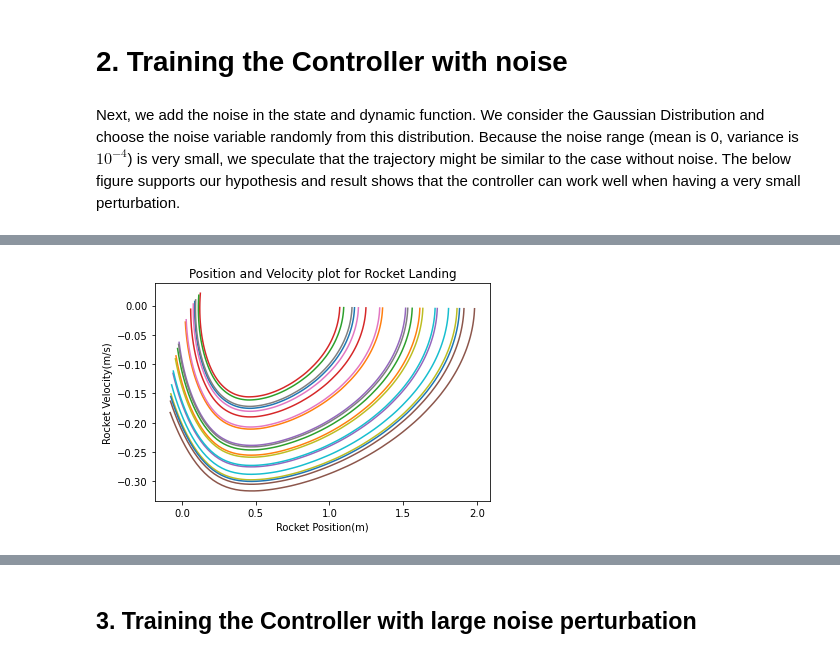
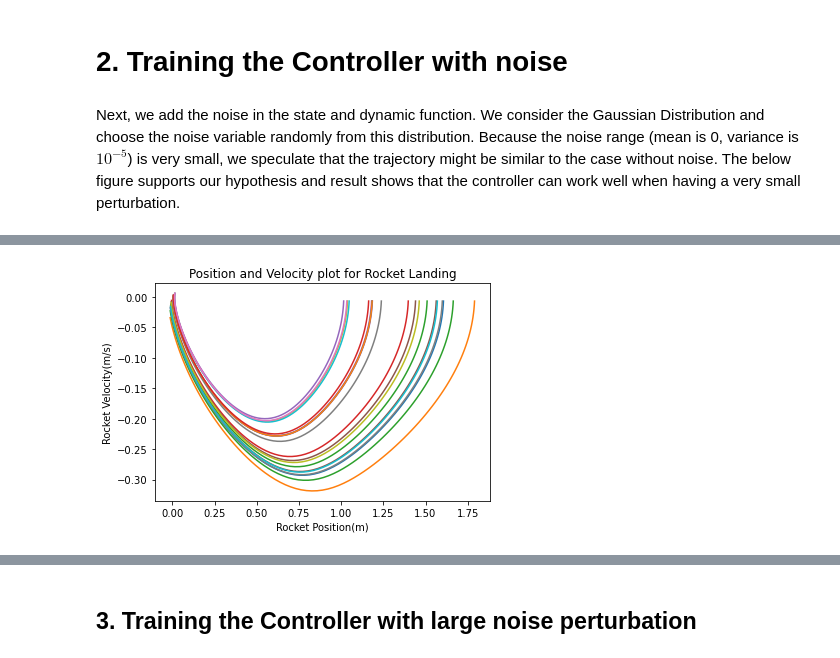
Before and after one commit to toolazytokeep/Design-Optimization, a Jupyter notebook: Project 1/Project 1 Design optimization.ipynb, the cells around one changed output, grey strips where cells are left out. Cells and saved outputs as stored; diff of their text form; code cells hidden in the pictures.

Commit message:
Fixed Case 3 and some markdown changes

```diff
--- a/Project 1/Project 1 Design optimization.ipynb
+++ b/Project 1/Project 1 Design optimization.ipynb
@@ -233,14 +233,14 @@ Firstly, we consider the state and dynamic function without noise. The aim of ob
 # %% [markdown]
 # 2. Training the Controller with noise
 # %% [markdown]
-Next, we add the noise in the state and dynamic function. We consider the Gaussian Distribution and choose the noise variable randomly from this distribution. Because the noise range (mean is 0, variance is $10^{-4}$) is very small, we speculate that the trajectory might be similar to the case without noise. The below figure supports our hypothesis and result shows that the controller can work well when having a very small perturbation.
+Next, we add the noise in the state and dynamic function. We consider the Gaussian Distribution and choose the noise variable randomly from this distribution. Because the noise range (mean is 0, variance is $10^{-5}$) is very small, we speculate that the trajectory might be similar to the case without noise. The below figure supports our hypothesis and result shows that the controller can work well when having a very small perturbation.
 # %%
 T = 100  # time steps
 dim_input = 2  # state space dimensions
 dim_hidden = 6  # latent dimensions
 dim_output = 1  # action space dimensions
 is_Noise = True
-mean, variance = (0, 0.00005)
+mean, variance = (0, 0.00001)
 d = Dynamics()  # define dynamics
 c = Controller(dim_input, dim_hidden, dim_output)  # define controller
 s = Simulation(c, d, T, is_Noise, mean, variance)  # define simulation
@@ -268,4 +268,4 @@ plt.show()
-[figure, old version]
+[figure, new version]
 # %%
 losslistx=[]
 for loss in o.loss_list:
```
Also changed, not shown: parts of 6 cells of this notebook.
